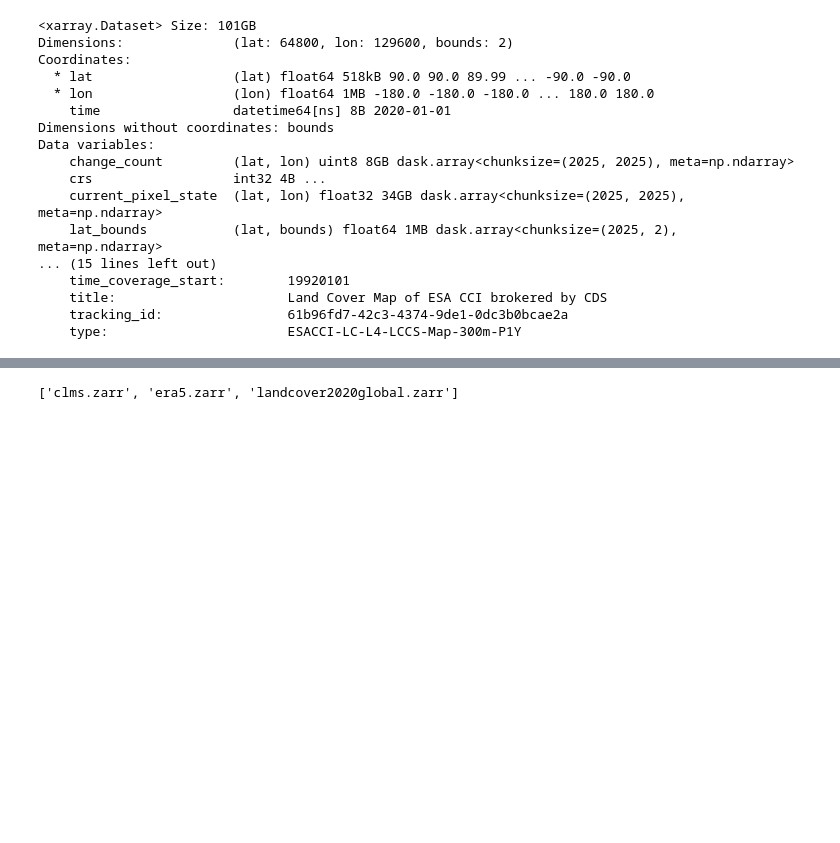
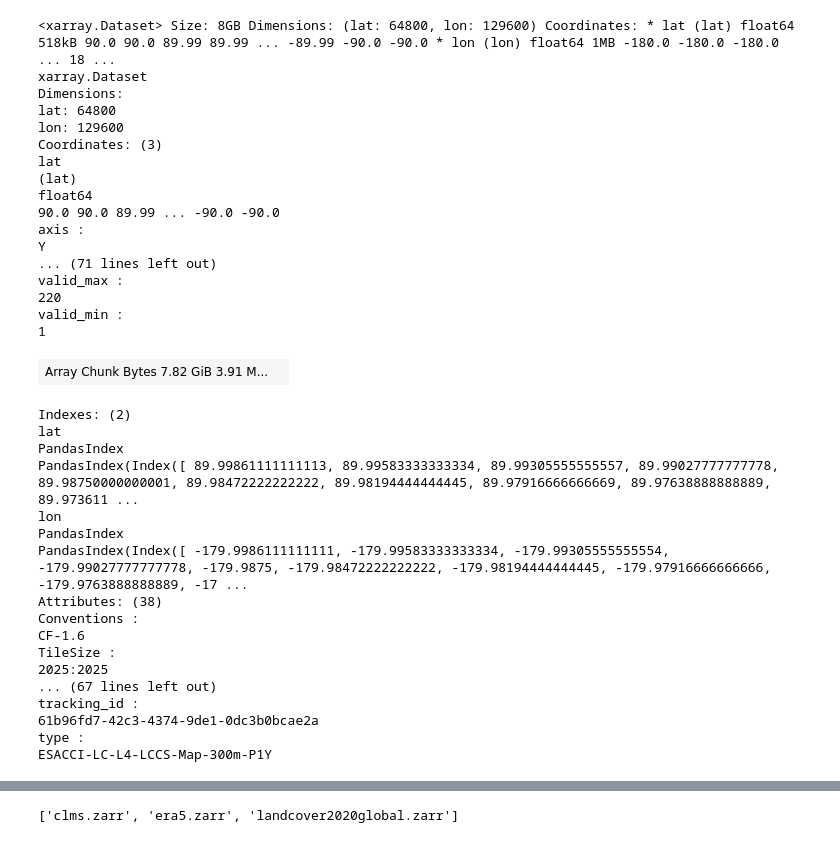
Before and after one commit to Irrigation-EU/irrigation-processor, a Jupyter notebook: notebooks/codes/gen_lc_cube.ipynb, the cells around one changed output, grey strips where cells are left out. Cells and saved outputs as stored; diff of their text form; code cells hidden in the pictures; blank space fills up the shorter version.

```diff
--- a/notebooks/codes/gen_lc_cube.ipynb
+++ b/notebooks/codes/gen_lc_cube.ipynb
@@ -20,4 +20,6 @@ irr_store = new_data_store("file", root=INPUT_DIR)
 bbox = [-5, 40, 3, 44] # Ebro Basin
 # time_range = ("2020-01-01", "2021-12-31")
 time_range = ("2020-01-01", "2020-01-31")
+# %%
+store_lccs=new_data_store("s3", root="deep-esdl-public", storage_options=dict(anon=True))
 # %%
@@ -25,26 +26,45 @@ store_lccs=new_data_store("s3", root="deep-esdl-public")
 mlds_lc = store_lccs.open_data("LC-1x2025x2025-2.0.0.levels")
 lc = mlds_lc.base_dataset
-# %%
-lc = lc.sel(time="2020-01-01")
-lc
-# %% [output]
-<xarray.Dataset> Size: 101GB
-Dimensions:              (lat: 64800, lon: 129600, bounds: 2)
-Coordinates:
-  * lat                  (lat) float64 518kB 90.0 90.0 89.99 ... -90.0 -90.0
-  * lon                  (lon) float64 1MB -180.0 -180.0 -180.0 ... 180.0 180.0
-    time                 datetime64[ns] 8B 2020-01-01
-Dimensions without coordinates: bounds
-Data variables:
-    change_count         (lat, lon) uint8 8GB dask.array<chunksize=(2025, 2025), meta=np.ndarray>
-    crs                  int32 4B ...
-    current_pixel_state  (lat, lon) float32 34GB dask.array<chunksize=(2025, 2025), meta=np.ndarray>
-    lat_bounds           (lat, bounds) float64 1MB dask.array<chunksize=(2025, 2), meta=np.ndarray>
-... (15 lines left out)
-    time_coverage_start:        19920101
-    title:                      Land Cover Map of ESA CCI brokered by CDS
-    tracking_id:                61b96fd7-42c3-4374-9de1-0dc3b0bcae2a
-    type:                       ESACCI-LC-L4-LCCS-Map-300m-P1Y
+# %%
+lc = lc.sel(time="2020-01-01")
+lc = lc[["crs", "lccs_class"]]
+lc
+# %% [output]
+<xarray.Dataset> Size: 8GB Dimensions: (lat: 64800, lon: 129600) Coordinates: * lat (lat) float64 518kB 90.0 90.0 89.99 89.99 ... -89.99 -90.0 -90.0 * lon (lon) float64 1MB -180.0 -180.0 -180.0 ... 18 ...
+xarray.Dataset
+Dimensions:
+lat: 64800
+lon: 129600
+Coordinates: (3)
+lat
+(lat)
+float64
+90.0 90.0 89.99 ... -90.0 -90.0
+axis :
+Y
+... (71 lines left out)
+valid_max :
+220
+valid_min :
+1
+| Array Chunk Bytes 7.82 GiB 3.91 M... |  |
+Indexes: (2)
+lat
+PandasIndex
+PandasIndex(Index([ 89.99861111111113, 89.99583333333334, 89.99305555555557, 89.99027777777778, 89.98750000000001, 89.98472222222222, 89.98194444444445, 89.97916666666669, 89.97638888888889, 89.973611 ...
+lon
+PandasIndex
+PandasIndex(Index([ -179.9986111111111, -179.99583333333334, -179.99305555555554, -179.99027777777778, -179.9875, -179.98472222222222, -179.98194444444445, -179.97916666666666, -179.9763888888889, -17 ...
+Attributes: (38)
+Conventions :
+CF-1.6
+TileSize :
+2025:2025
+... (67 lines left out)
+tracking_id :
+61b96fd7-42c3-4374-9de1-0dc3b0bcae2a
+type :
+ESACCI-LC-L4-LCCS-Map-300m-P1Y
 # %%
 %%time
 irr_store.write_data(lc, "landcover2020global.zarr")
```
Also changed, not shown: parts of 3 cells of this notebook.
